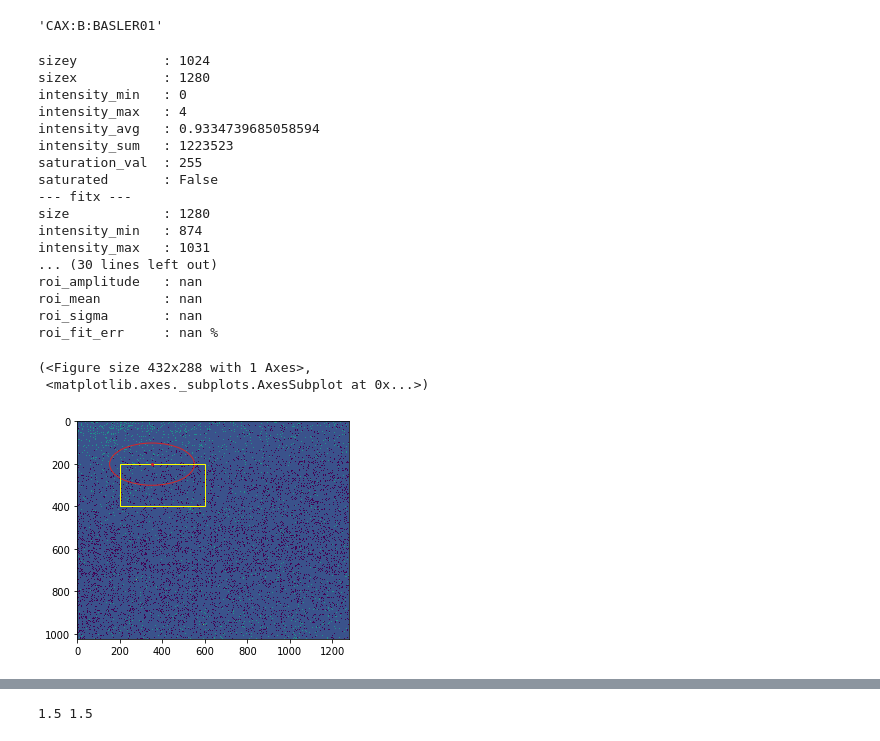
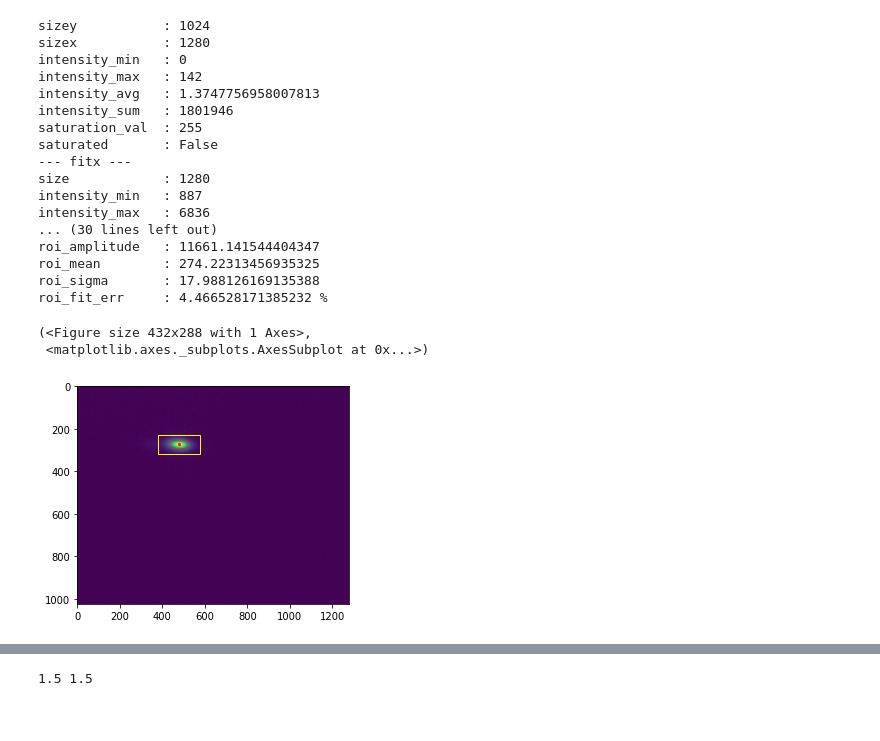
Before and after one commit to lnls-fac/mathphys, a Jupyter notebook: scripts/test-ioc.ipynb, the cells around one changed output, grey strips where cells are left out. Drawn from its saved outputs; the diff is of its cells as text; code cells hidden in the pictures.

```diff
--- a/scripts/test-ioc.ipynb
+++ b/scripts/test-ioc.ipynb
@@ -102,9 +102,12 @@ class DVFImgProc(_DVF):
     def cmd_update(self):
         """."""
         self._image2dfit = _Image2D_Fit(data=self.image, roix=self.roix, roiy=self.roiy)
+
+
+def update_image(dvfimgproc):
+    dvfimgproc.cmd_acquire_on()
+    dvfimgproc.cmd_update()
+    img = dvfimgproc.image2dfit
+    return img
-# %%
-DVFImgProc.DEVICES.CAX_DVF2
-# %% [output]
-'CAX:B:BASLER01'
 # %%
 dvfimgproc = DVFImgProc(devname=DVFImgProc.DEVICES.CAX_DVF2)
@@ -115,27 +114,28 @@ img = dvfimgproc.image2dfit
 # %%
+img = update_image(dvfimgproc)
 print(img)
 img.imshow()
 # %% [output]
 sizey           : 1024
 sizex           : 1280
 intensity_min   : 0
-intensity_max   : 4
-intensity_avg   : 0.9334739685058594
-intensity_sum   : 1223523
+intensity_max   : 142
+intensity_avg   : 1.3747756958007813
+intensity_sum   : 1801946
 saturation_val  : 255
 saturated       : False
 --- fitx ---
 size            : 1280
-intensity_min   : 874
-intensity_max   : 1031
+intensity_min   : 887
+intensity_max   : 6836
 ... (30 lines left out)
-roi_amplitude   : nan
-roi_mean        : nan
-roi_sigma       : nan
-roi_fit_err     : nan %
+roi_amplitude   : 11661.141544404347
+roi_mean        : 274.22313456935325
+roi_sigma       : 17.988126169135388
+roi_fit_err     : 4.466528171385232 %
 (<Figure size 432x288 with 1 Axes>,
  <matplotlib.axes._subplots.AxesSubplot at 0x...>)
-[figure, old version]
+[figure, new version]
 # %%
 print(dvfimgproc.roix, dvfimgproc.roiy)
 # %% [output]
```
Also changed, not shown: parts of 6 cells of this notebook.
